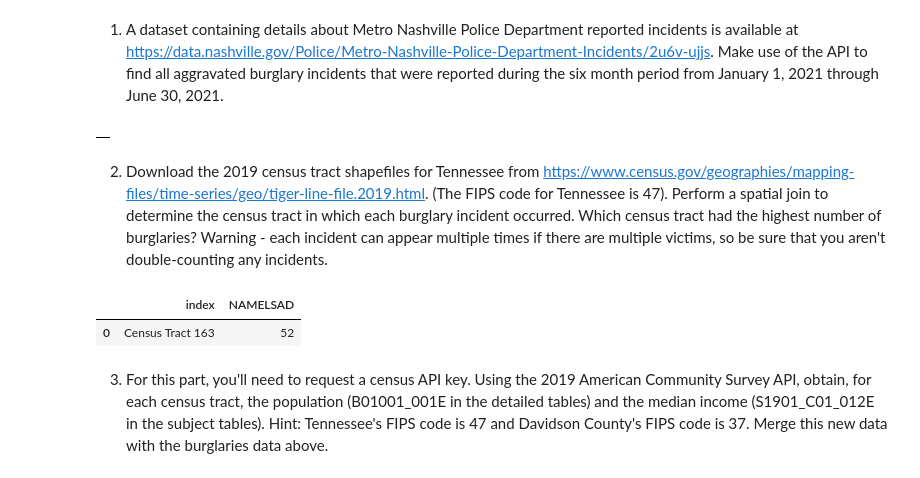
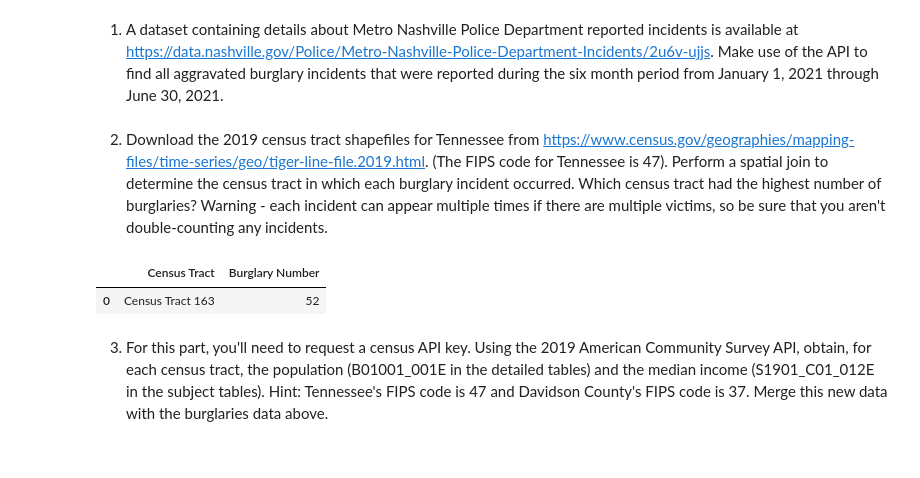
Before and after one commit to nss-data-science-cohort-5/geospatial_api-blue-barracudas, a Jupyter notebook: notebooks/First Run.ipynb, the cells around one changed output. Cells and saved outputs as stored; diff of their text form; code cells hidden in the pictures.

Commit message:
Question 4

```diff
--- a/notebooks/First Run.ipynb
+++ b/notebooks/First Run.ipynb
@@ -13,21 +13,12 @@ import folium
 ## Analyzing Aggravated Burglaries in Davidson County
 # %% [markdown]
 1. A dataset containing details about Metro Nashville Police Department reported incidents is available at https://data.nashville.gov/Police/Metro-Nashville-Police-Department-Incidents/2u6v-ujjs. Make use of the API to find all aggravated burglary incidents that were reported during the six month period from January 1, 2021 through June 30, 2021.
-# %%
-params = {"incident_reported":"2021-01-01T00:00:00.000"}
-
-response = requests.get('https://data.nashville.gov/resource/2u6v-ujjs.json', params = params)
-response
-burglaries = pd.read_json(response.text)
-burglaries.head()
-# %% [output]
-|  |
 # %%
 # Question 1
 
 #Read in JSON file using API with selection of aggravated burglary incidents between floating timestamp datatype values.
 response = requests.get('https://data.nashville.gov/resource/2u6v-ujjs.json?offense_description=BURGLARY- AGGRAVATED&\
-$where=incident_reported between "2021-01-01T00:00:00.000" and "2021-06-30T00:00:00.000"')
+$where=incident_reported between "2021-01-01T00:00:00.000" and "2021-07-01T00:00:00.000"')
 burglaries = (
     pd.read_json(response.text)
     .drop_duplicates(subset = "incident_number")
@@ -42,15 +33,22 @@ geo_burglaries = gpd.GeoDataFrame(burglaries, crs = "EPSG:4269", geometry = geom
 # %%
 # Question 2
 
 # Use Geopandas to read in census tract files
 census_tracts = gpd.read_file("../data/tl_2019_47_tract.shx")
-geo_burg_census = gpd.sjoin(geo_burglaries, census_tracts, how = "inner", op = "within")
+geo_burg_census = (
+    gpd.sjoin(geo_burglaries, census_tracts, how = "inner", op = "within")
+    .rename(columns = {'NAMELSAD':'Census Tract'})
+)
 
 # Census Tract 163 is where the most incidents have occurred. Check answer against others from your team.
-vc_df = geo_burg_census['NAMELSAD'].value_counts().reset_index()
-vc_df[vc_df['NAMELSAD'] == vc_df['NAMELSAD'].max()]
+# Also create dataframe for number of burglaries per census tract in Davidson County, TN for later question.
+burglaries_per_1000 = (
+    geo_burg_census['Census Tract'].value_counts().reset_index()
+    .rename(columns = {'index':'Census Tract', 'Census Tract':'Burglary Number'})
+)
+burglaries_per_1000[burglaries_per_1000['Burglary Number'] == burglaries_per_1000['Burglary Number'].max()]
 # %% [output]
-|  | index | NAMELSAD |
+|  | Census Tract | Burglary Number |
 | 0 | Census Tract 163 | 52 |
 # %% [markdown]
 3. For this part, you'll need to request a census API key. Using the 2019 American Community Survey API, obtain, for each census tract, the population (B01001_001E in the detailed tables) and the median income (S1901_C01_012E in the subject tables). Hint: Tennessee's FIPS code is 47 and Davidson County's FIPS code is 37. Merge this new data with the burglaries data above.
```
Also changed, not shown: parts of 3 cells of this notebook.
